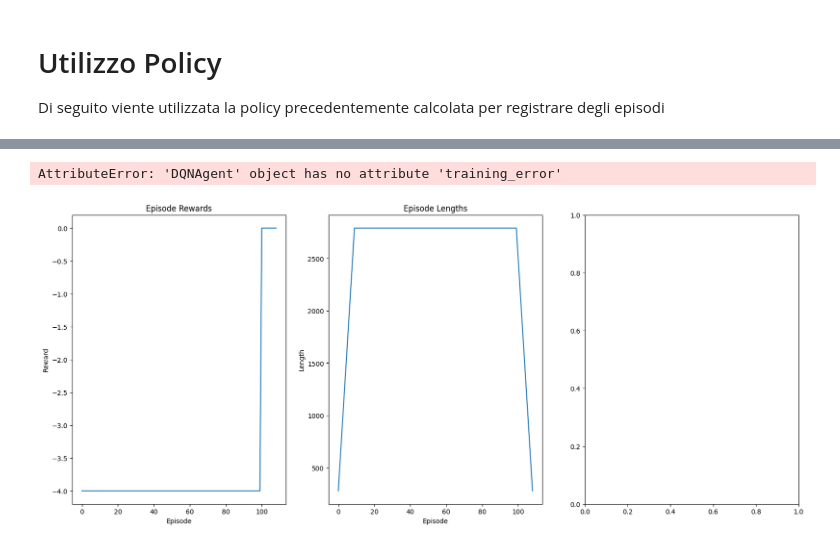
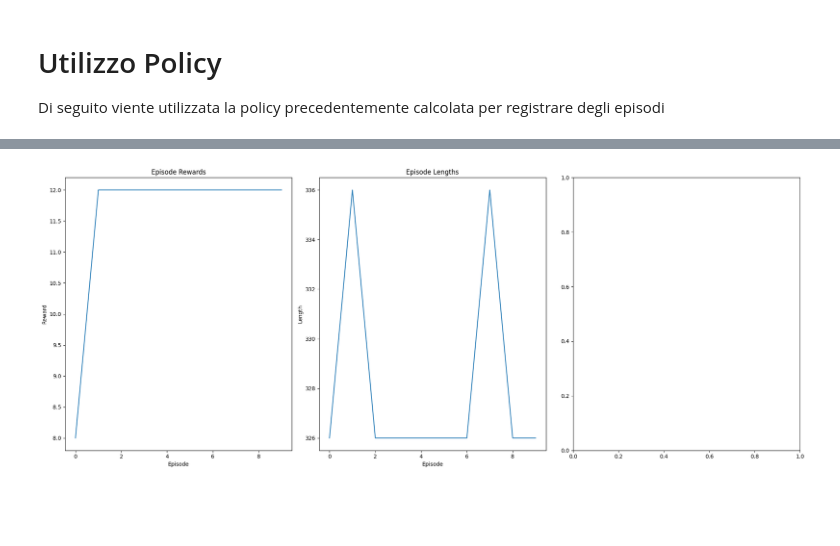
Before and after one commit to amigli/Q-Bert_RL, a Jupyter notebook: Notebook/DQN.ipynb, the cells around one changed output, grey strips where cells are left out. Saved outputs shown, nothing was run; the diff lists cells and outputs as text; code cells hidden in the pictures; blank space fills up the shorter version.

```diff
--- a/Notebook/DQN.ipynb
+++ b/Notebook/DQN.ipynb
@@ -152,12 +74,12 @@ import ale_py
 from tqdm.notebook import tqdm, trange
 from gymnasium.wrappers import RecordEpisodeStatistics, RecordVideo
 from EnvironmentWrappers.ObsRewardWrapper import ObsRewardWrapper
-
+from Algorithms.QBertAgent_DQN import DQNAgent
 
 gym.register_envs(ale_py)
 
 learning_rate = 0.01
-n_episodes = 2000
+n_episodes = 10000
 start_epsilon = 1.0
 epsilon_decay = start_epsilon / (n_episodes / 2)
 final_epsilon = 0.1
@@ -172,8 +94,7 @@ action_dim = env.action_space.n
 agent = DQNAgent(state_dim, action_dim, lr=0.001, gamma=0.99, epsilon=1.0, epsilon_decay=0.995, buffer_size=10000)
 
 # TRAINING
-batch_size = 64
-num_episodes = 3000
+batch_size = 128
 for episode in trange(n_episodes, desc="Training Progress"):
     obs, info = env.reset()
     done = False
@@ -190,6 +111,6 @@ for episode in trange(n_episodes, desc="Training Progress"):
         total_reward += reward
         agent.replay(batch_size)
 
-    tqdm.write(f"Episode: {episode + 1}, Total Reward: {total_reward}")
+    # tqdm.write(f"Episode: {episode + 1}, Total Reward: {total_reward}")
 
 env.close()
@@ -279,29 +181,28 @@ Training terminato
 # %%
 from matplotlib import pyplot as plt
 import numpy as np
 
 # visualize the episode rewards, episode length and training error in one figure
 fig, axs = plt.subplots(1, 3, figsize=(20, 8))
 
 # np.convolve will compute the rolling mean for 100 episodes
 
-axs[0].plot(np.convolve(env.return_queue, np.ones(100)))
+axs[0].plot(env.return_queue)
 axs[0].set_title("Episode Rewards")
 axs[0].set_xlabel("Episode")
 axs[0].set_ylabel("Reward")
 
-axs[1].plot(np.convolve(env.length_queue, np.ones(100)))
+axs[1].plot(env.length_queue)
 axs[1].set_title("Episode Lengths")
 axs[1].set_xlabel("Episode")
 axs[1].set_ylabel("Length")
 
-axs[2].plot(np.convolve(agent.training_error, np.ones(100)))
-axs[2].set_title("Training Error")
-axs[2].set_xlabel("Episode")
-axs[2].set_ylabel("Temporal Difference")
+# axs[2].plot(np.convolve(agent.training_error, np.ones(10)))
+# axs[2].set_title("Training Error")
+# axs[2].set_xlabel("Episode")
+# axs[2].set_ylabel("Temporal Difference")
 
 plt.tight_layout()
 plt.show()
 # %% [output]
-AttributeError: 'DQNAgent' object has no attribute 'training_error'
-[figure, old version]
+[figure, new version]
```
Also changed, not shown: parts of 6 cells of this notebook.
